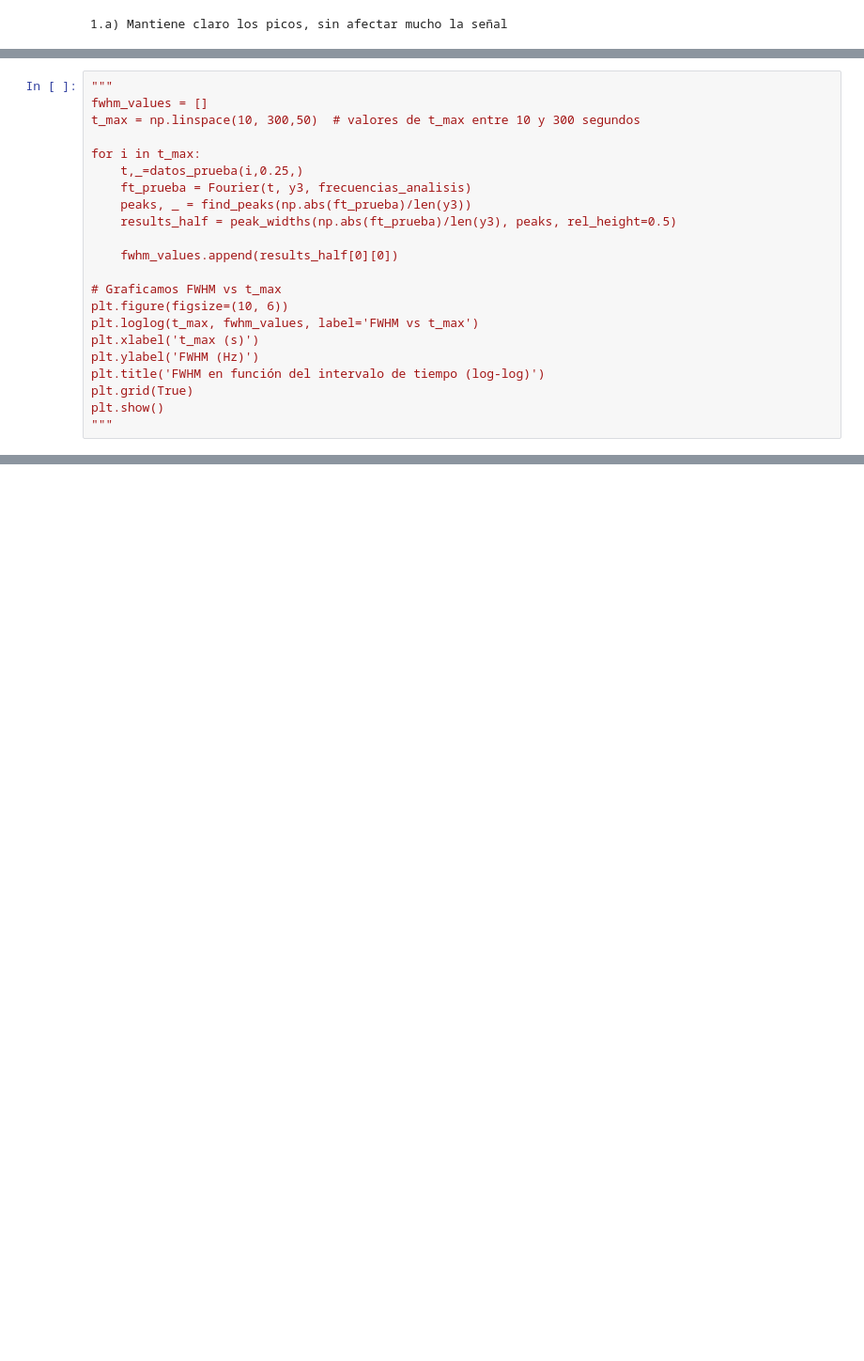
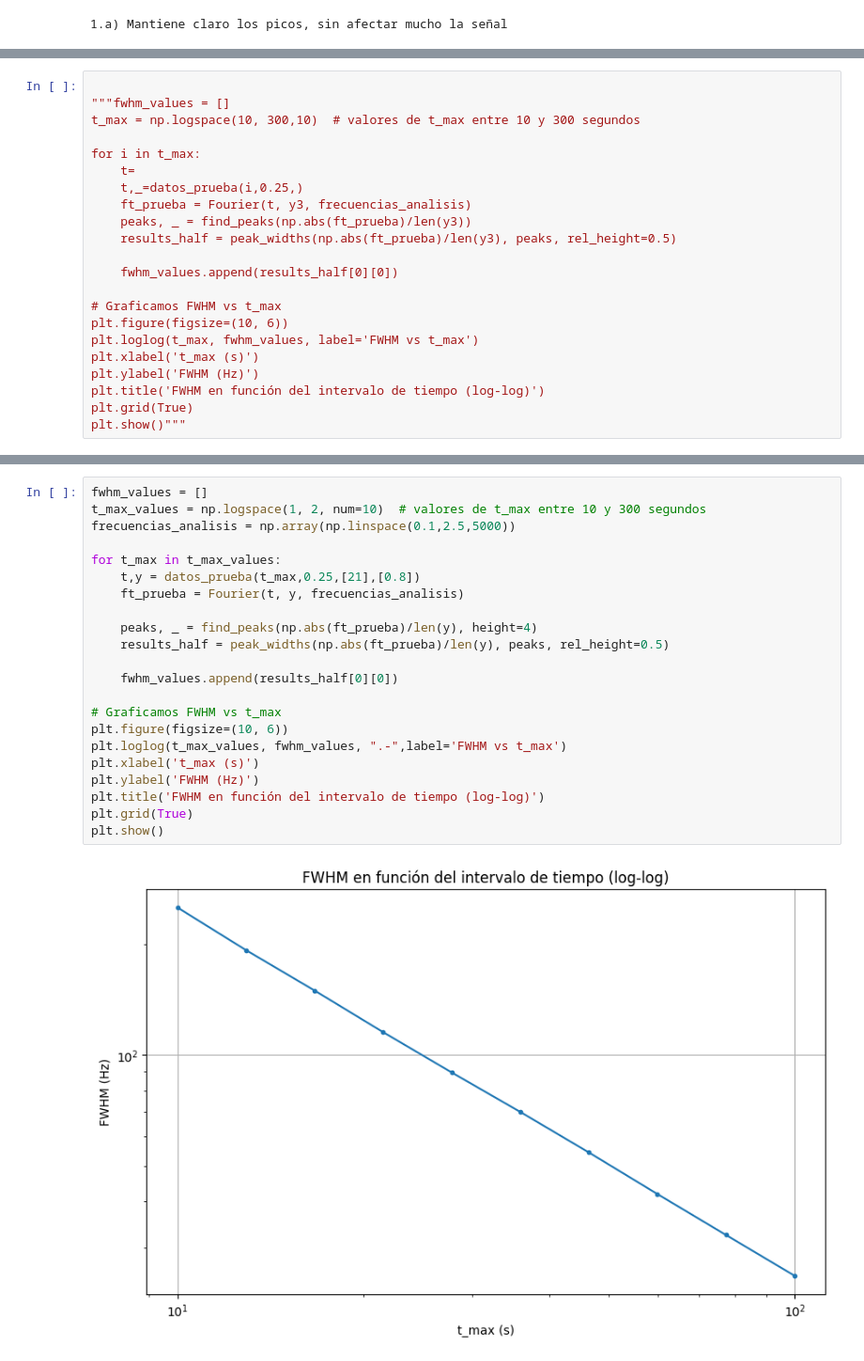
Before and after one commit to YeiferKmac/MetodosComputacionales2-G02, a Jupyter notebook: Tarea2.ipynb, the cells around one changed output, grey strips where cells are left out. Shown: that part at 94% size. Saved outputs shown, nothing was run; the diff lists cells and outputs as text; blank space fills up the shorter version.

```diff
--- a/Tarea2.ipynb
+++ b/Tarea2.ipynb
@@ -103,9 +100,10 @@ plt.show()
 # %%
-"""
-fwhm_values = []
-t_max = np.linspace(10, 300,50)  # valores de t_max entre 10 y 300 segundos
+
+"""fwhm_values = []
+t_max = np.logspace(10, 300,10)  # valores de t_max entre 10 y 300 segundos
 
 for i in t_max:
+    t=
     t,_=datos_prueba(i,0.25,)
     ft_prueba = Fourier(t, y3, frecuencias_analisis)
     peaks, _ = find_peaks(np.abs(ft_prueba)/len(y3))
@@ -120,6 +118,5 @@ plt.xlabel('t_max (s)')
 plt.ylabel('FWHM (Hz)')
 plt.title('FWHM en función del intervalo de tiempo (log-log)')
 plt.grid(True)
-plt.show()
-"""
+plt.show()"""
 # %% [output]
@@ -126,0 +124,24 @@ plt.show()
+# %%
+fwhm_values = []
+t_max_values = np.logspace(1, 2, num=10)  # valores de t_max entre 10 y 300 segundos
+frecuencias_analisis = np.array(np.linspace(0.1,2.5,5000))
+
+for t_max in t_max_values:
+    t,y = datos_prueba(t_max,0.25,[21],[0.8])
+    ft_prueba = Fourier(t, y, frecuencias_analisis)
+
+    peaks, _ = find_peaks(np.abs(ft_prueba)/len(y), height=4)
+    results_half = peak_widths(np.abs(ft_prueba)/len(y), peaks, rel_height=0.5)
+
+    fwhm_values.append(results_half[0][0])
+
+# Graficamos FWHM vs t_max
+plt.figure(figsize=(10, 6))
+plt.loglog(t_max_values, fwhm_values, ".-",label='FWHM vs t_max')
+plt.xlabel('t_max (s)')
+plt.ylabel('FWHM (Hz)')
+plt.title('FWHM en función del intervalo de tiempo (log-log)')
+plt.grid(True)
+plt.show()
+# %% [output]
+[figure, added]
```
Also changed, not shown: parts of 7 cells of this notebook, 1 other file.
